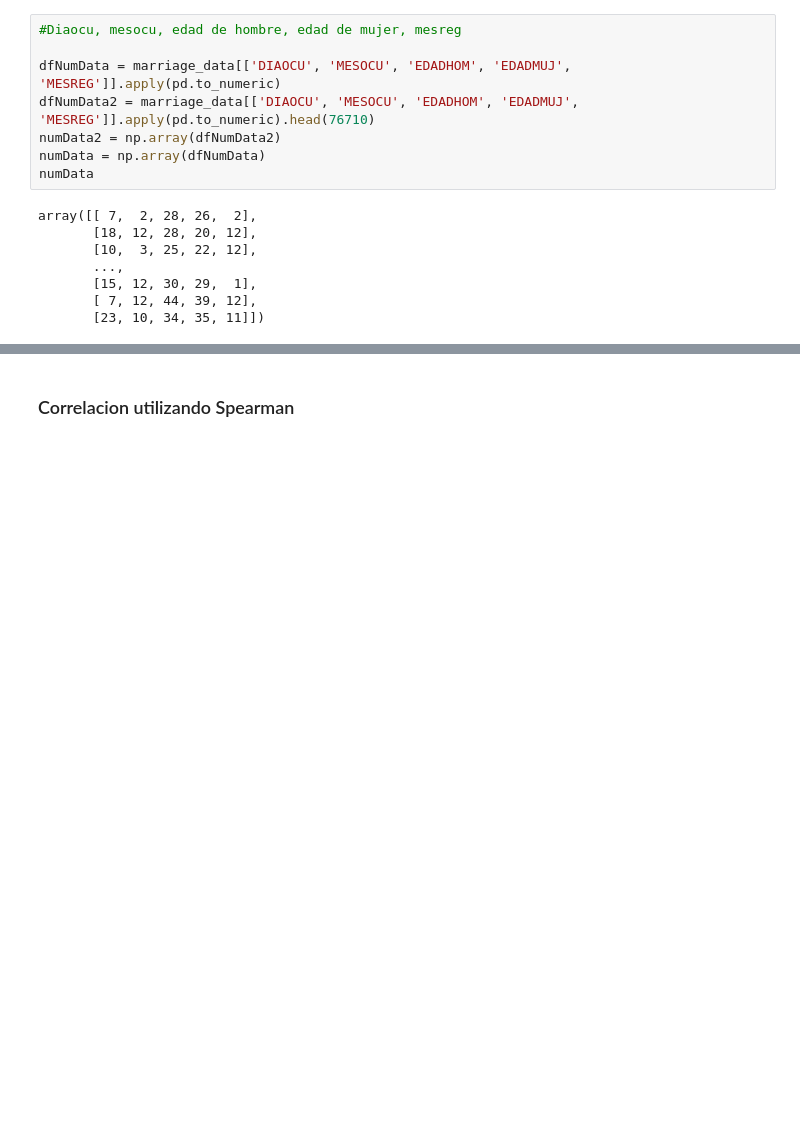
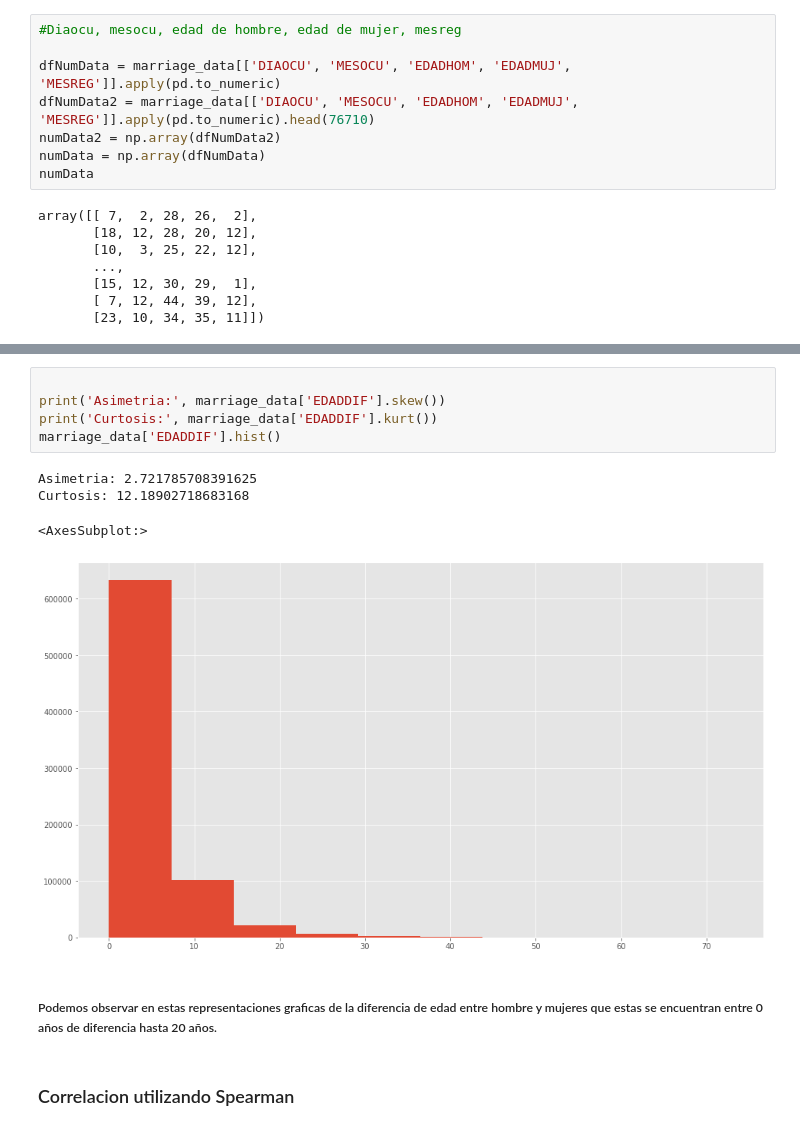
Before and after one commit to JJHH06/DMP1MarriageClustering, a Jupyter notebook: Proyecto1.ipynb, the cells around one changed output, grey strips where cells are left out. Cells and saved outputs as stored; diff of their text form; blank space fills up the shorter version.

Commit message:
Diferencia de edad entre hombres y mujeres

```diff
--- a/Proyecto1.ipynb
+++ b/Proyecto1.ipynb
@@ -462,3 +473,15 @@ array([[ 7,  2, 28, 26,  2],
+# %%
+
+print('Asimetria:', marriage_data['EDADDIF'].skew())
+print('Curtosis:', marriage_data['EDADDIF'].kurt())
+marriage_data['EDADDIF'].hist()
+# %% [output]
+Asimetria: 2.721785708391625
+Curtosis: 12.18902718683168
+<AxesSubplot:>
+[figure, added]
+# %% [markdown]
+##### Podemos observar en estas representaciones graficas de la diferencia de edad entre hombre y mujeres que estas se encuentran entre 0 años de diferencia hasta 20 años.
 # %% [markdown]
 ### Correlacion utilizando Spearman
 # %%
```
Also changed, not shown: parts of 2 cells of this notebook.
